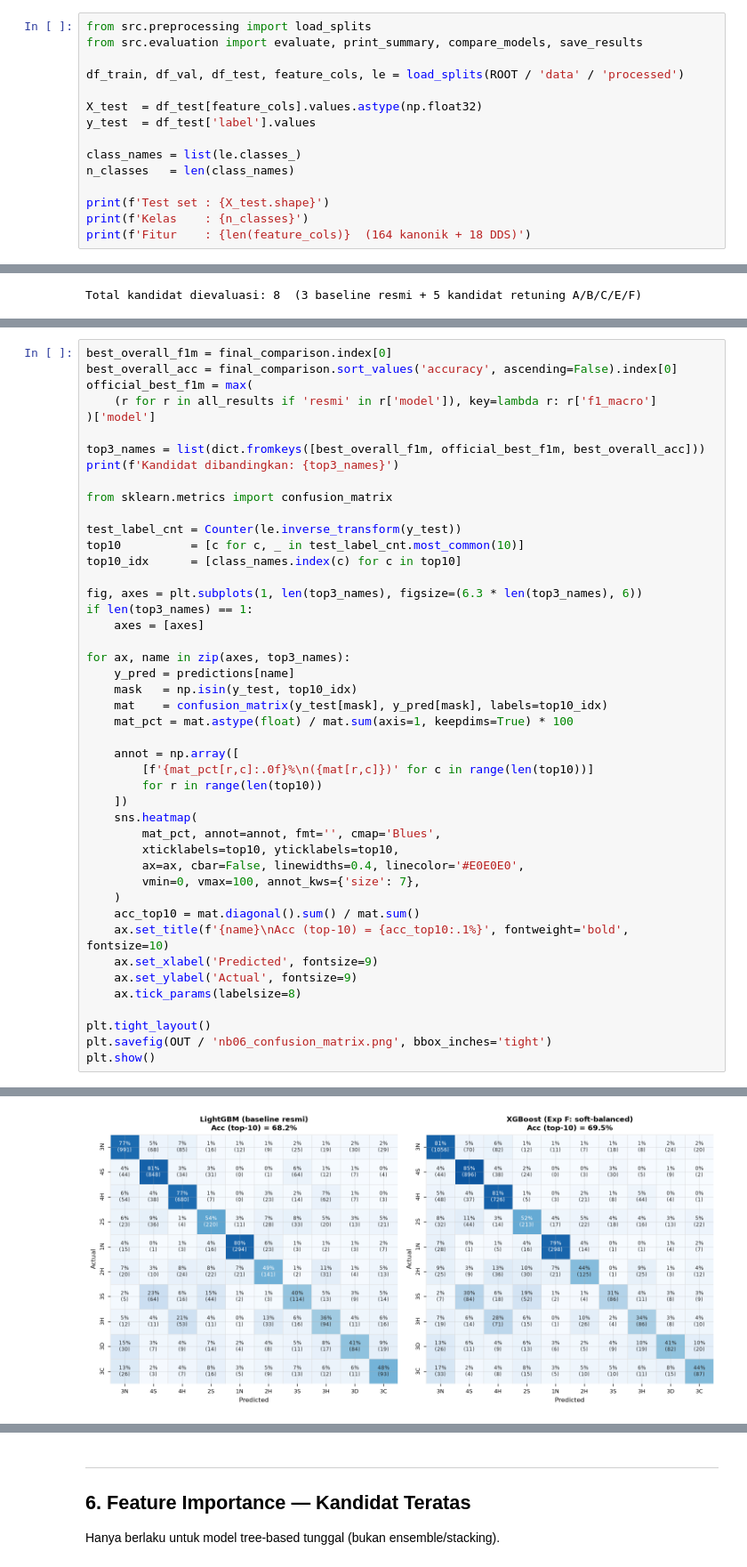
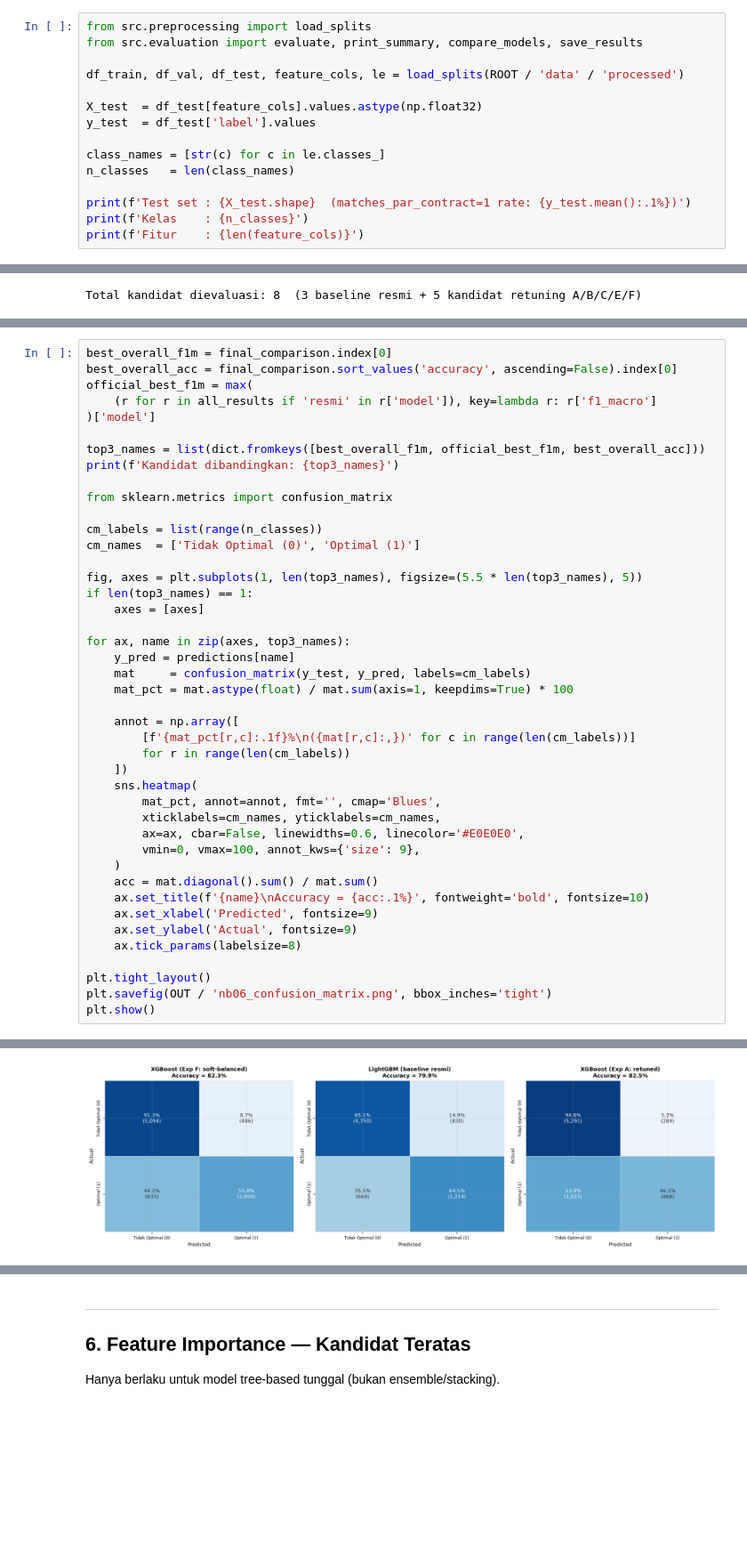
Before and after one commit to Cattelll/Bridge-Prediction, a Jupyter notebook: notebooks/06_final_evaluation.ipynb, the cells around one changed output, grey strips where cells are left out. Shown at 89% size. Cells and saved outputs as stored; diff of their text form; blank space fills up the shorter version.

```diff
--- a/notebooks/06_final_evaluation.ipynb
+++ b/notebooks/06_final_evaluation.ipynb
@@ -82,10 +90,10 @@ df_train, df_val, df_test, feature_cols, le = load_splits(ROOT / 'data' / 'proce
 X_test  = df_test[feature_cols].values.astype(np.float32)
 y_test  = df_test['label'].values
 
-class_names = list(le.classes_)
+class_names = [str(c) for c in le.classes_]
 n_classes   = len(class_names)
 
-print(f'Test set : {X_test.shape}')
+print(f'Test set : {X_test.shape}  (matches_par_contract=1 rate: {y_test.mean():.1%})')
 print(f'Kelas    : {n_classes}')
-print(f'Fitur    : {len(feature_cols)}  (164 kanonik + 18 DDS)')
+print(f'Fitur    : {len(feature_cols)}')
 # %% [output]
@@ -207,32 +268,30 @@ print(f'Kandidat dibandingkan: {top3_names}')
 
 from sklearn.metrics import confusion_matrix
 
-test_label_cnt = Counter(le.inverse_transform(y_test))
-top10          = [c for c, _ in test_label_cnt.most_common(10)]
-top10_idx      = [class_names.index(c) for c in top10]
+cm_labels = list(range(n_classes))
+cm_names  = ['Tidak Optimal (0)', 'Optimal (1)']
 
-fig, axes = plt.subplots(1, len(top3_names), figsize=(6.3 * len(top3_names), 6))
+fig, axes = plt.subplots(1, len(top3_names), figsize=(5.5 * len(top3_names), 5))
 if len(top3_names) == 1:
     axes = [axes]
 
 for ax, name in zip(axes, top3_names):
     y_pred = predictions[name]
-    mask   = np.isin(y_test, top10_idx)
-    mat    = confusion_matrix(y_test[mask], y_pred[mask], labels=top10_idx)
+    mat     = confusion_matrix(y_test, y_pred, labels=cm_labels)
     mat_pct = mat.astype(float) / mat.sum(axis=1, keepdims=True) * 100
 
     annot = np.array([
-        [f'{mat_pct[r,c]:.0f}%\n({mat[r,c]})' for c in range(len(top10))]
-        for r in range(len(top10))
+        [f'{mat_pct[r,c]:.1f}%\n({mat[r,c]:,})' for c in range(len(cm_labels))]
+        for r in range(len(cm_labels))
     ])
     sns.heatmap(
         mat_pct, annot=annot, fmt='', cmap='Blues',
-        xticklabels=top10, yticklabels=top10,
-        ax=ax, cbar=False, linewidths=0.4, linecolor='#E0E0E0',
-        vmin=0, vmax=100, annot_kws={'size': 7},
+        xticklabels=cm_names, yticklabels=cm_names,
+        ax=ax, cbar=False, linewidths=0.6, linecolor='#E0E0E0',
+        vmin=0, vmax=100, annot_kws={'size': 9},
     )
-    acc_top10 = mat.diagonal().sum() / mat.sum()
-    ax.set_title(f'{name}\nAcc (top-10) = {acc_top10:.1%}', fontweight='bold', fontsize=10)
+    acc = mat.diagonal().sum() / mat.sum()
+    ax.set_title(f'{name}\nAccuracy = {acc:.1%}', fontweight='bold', fontsize=10)
     ax.set_xlabel('Predicted', fontsize=9)
     ax.set_ylabel('Actual', fontsize=9)
     ax.tick_params(labelsize=8)
@@ -245,3 +304,3 @@ Kandidat dibandingkan: ['LightGBM (baseline resmi)', 'XGBoost (Exp F: soft-balan
-[figure, old version]
+[figure, new version]
 # %% [markdown]
 ---
```
Also changed, not shown: parts of 16 cells of this notebook, 22 other files.
